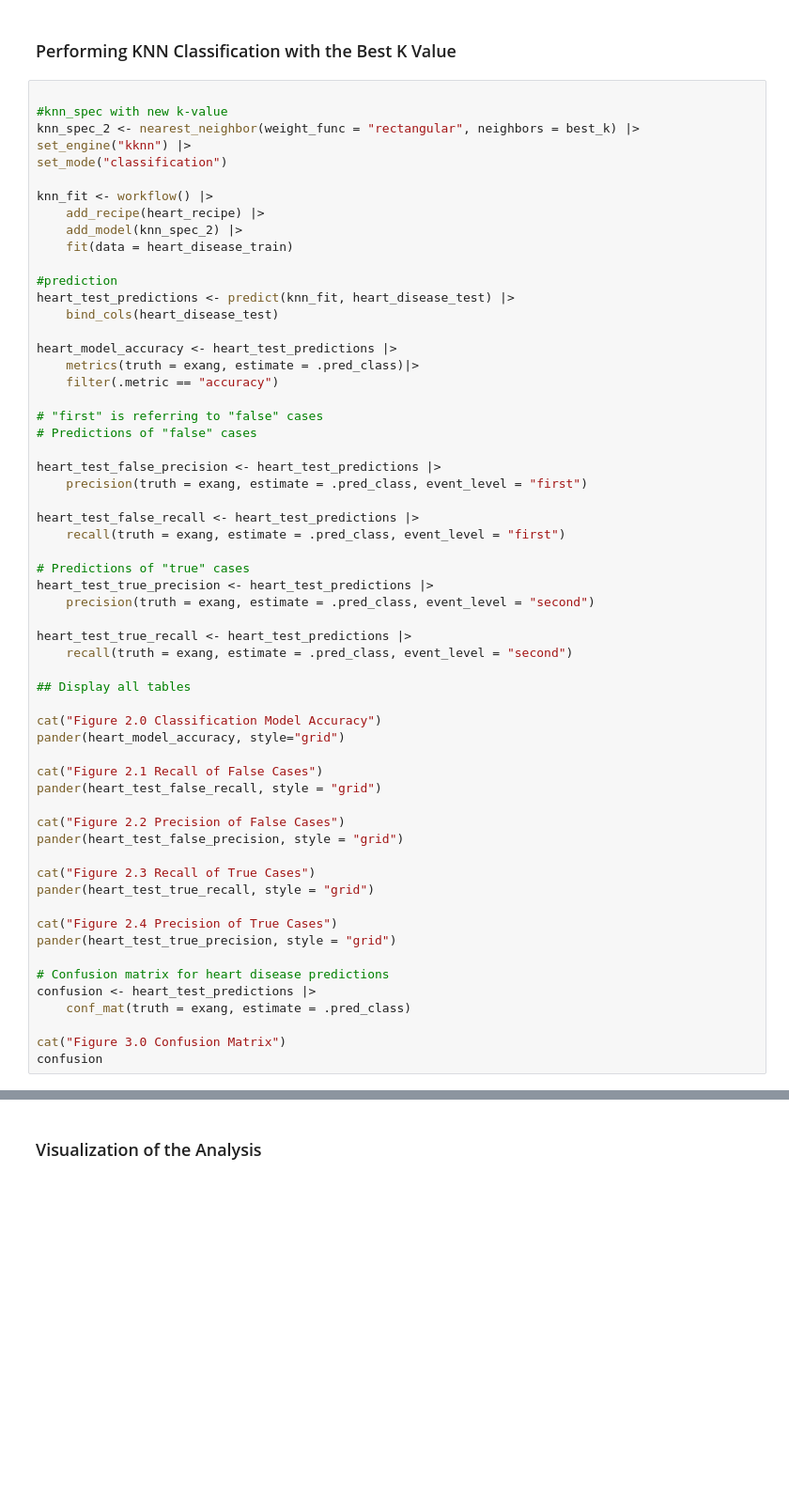
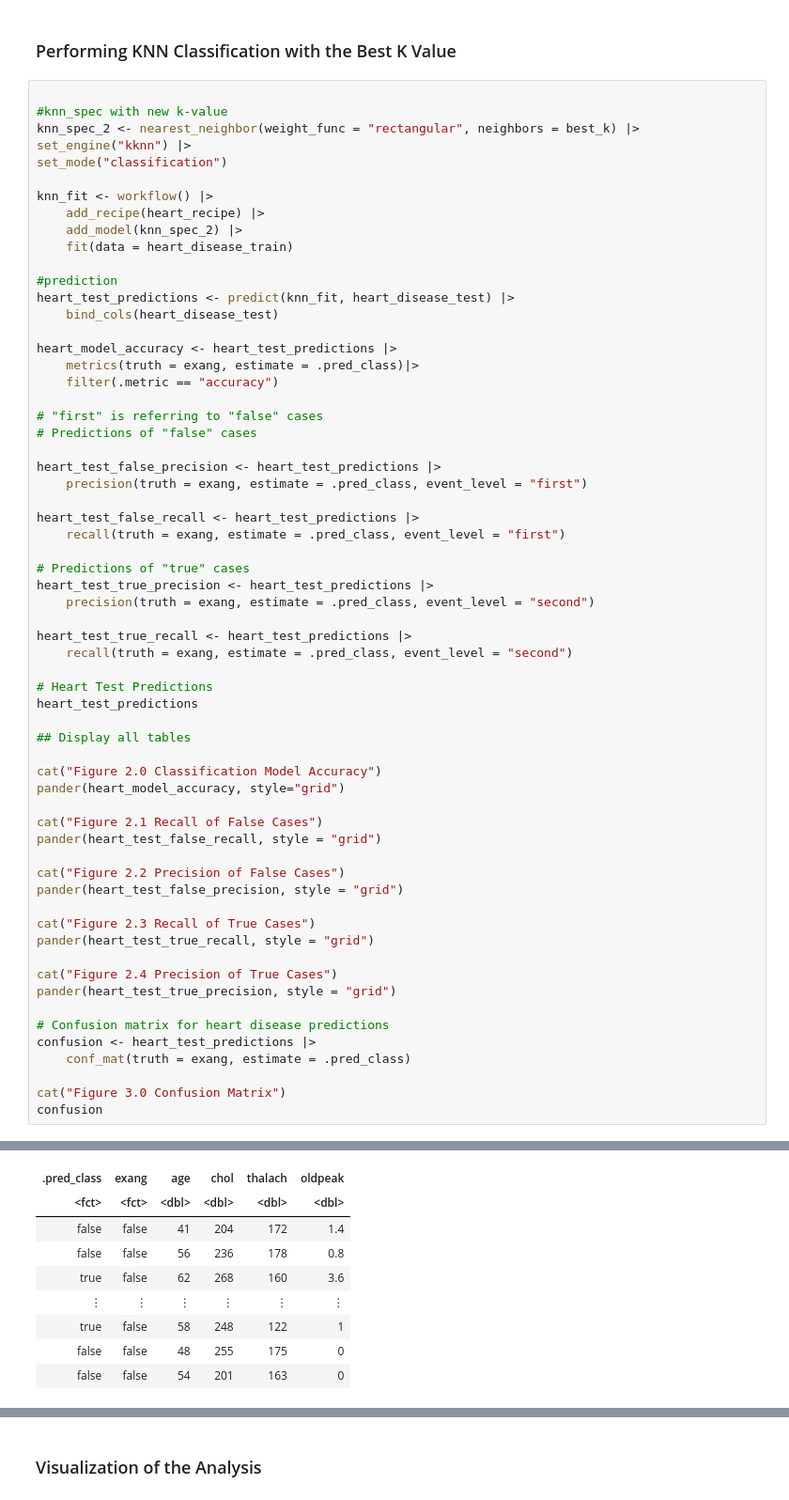
Before and after one commit to kakeysword/dsci100-heart-disease, a Jupyter notebook: group report.ipynb, the cells around one changed output, grey strips where cells are left out. Shown at 94% size. Saved outputs shown, nothing was run; the diff lists cells and outputs as text; blank space fills up the shorter version.

```diff
--- a/group report.ipynb
+++ b/group report.ipynb
@@ -351,6 +351,9 @@ heart_test_true_precision <- heart_test_predictions |>
 heart_test_true_recall <- heart_test_predictions |>
     recall(truth = exang, estimate = .pred_class, event_level = "second")
 
+# Heart Test Predictions
+heart_test_predictions
+
 ## Display all tables
 
 cat("Figure 2.0 Classification Model Accuracy")
@@ -394,0 +382,9 @@ Figure 3.0 Confusion Matrix
+| .pred_class | exang | age | chol | thalach | oldpeak |
+| <fct> | <fct> | <dbl> | <dbl> | <dbl> | <dbl> |
+| false | false | 41 | 204 | 172 | 1.4 |
+| false | false | 56 | 236 | 178 | 0.8 |
+| true | false | 62 | 268 | 160 | 3.6 |
+| ⋮ | ⋮ | ⋮ | ⋮ | ⋮ | ⋮ |
+| true | false | 58 | 248 | 122 | 1 |
+| false | false | 48 | 255 | 175 | 0 |
+| false | false | 54 | 201 | 163 | 0 |
```
Also changed, not shown: parts of 5 cells of this notebook.
